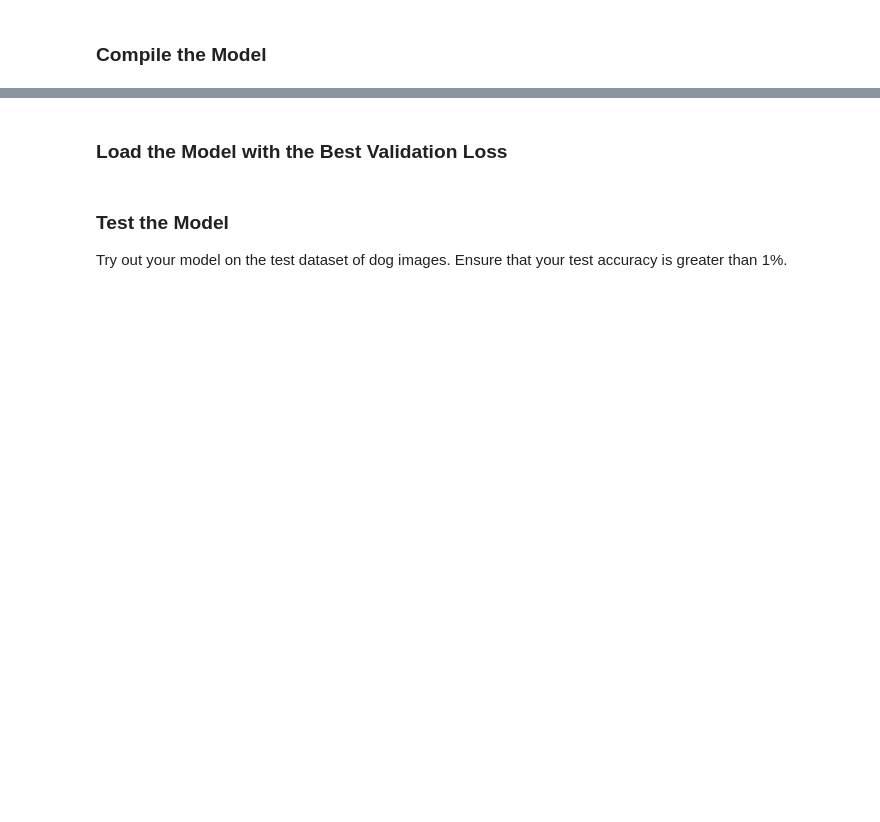
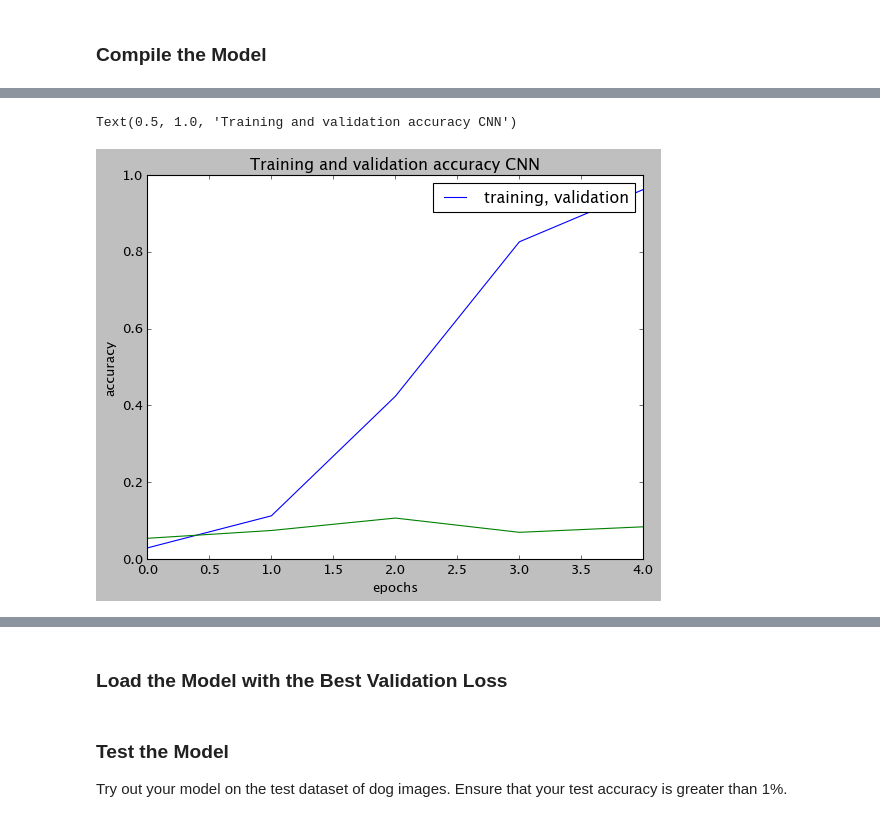
Before and after one commit to arnirxn/dog-identifier, a Jupyter notebook: dog_app.ipynb, the cells around one changed output, grey strips where cells are left out. Saved outputs shown, nothing was run; the diff lists cells and outputs as text; code cells hidden in the pictures; blank space fills up the shorter version.

```diff
--- a/dog_app.ipynb
+++ b/dog_app.ipynb
@@ -437,8 +418,6 @@ _________________________________________________________________
 ### Compile the Model
 # %%
 model.compile(
-    optimizer='rmsprop',
-    loss='categorical_crossentropy',
-    metrics=['accuracy']
+    optimizer="rmsprop", loss="categorical_crossentropy", metrics=["accuracy"]
 )
 # %% [markdown]
@@ -448,22 +427,18 @@ Train your model in the code cell below.  Use model checkpointing to save the mo
 
 You are welcome to [augment the training data](https://blog.keras.io/building-powerful-image-classification-models-using-very-little-data.html), but this is not a requirement.
 # %%
-### Specify the number of epochs that you would like to use to train the model.
-epochs = 5
-
-### Do NOT modify the code below this line.
-
 checkpointer = ModelCheckpoint(
-    filepath='saved_models/weights.best.from_scratch.hdf5',
+    filepath="saved_models/weights.best.from_scratch.hdf5",
     verbose=1,
-    save_best_only=True
+    save_best_only=True,
 )
 
-model.fit(
-    train_tensors, train_targets,
+history = model.fit(
+    train_tensors,
+    train_targets,
     validation_data=(valid_tensors, valid_targets),
-    epochs=epochs,
+    epochs=5,
     batch_size=20,
     callbacks=[checkpointer],
-    verbose=1
+    verbose=1,
 )
@@ -469,0 +461,10 @@ model.fit(
+# %%
+plt.plot(history.history["accuracy"])
+plt.plot(history.history["val_accuracy"])
+plt.xlabel("epochs")
+plt.ylabel("accuracy")
+plt.legend(["training, validation"], loc="upper right")
+plt.title("Training and validation accuracy CNN")
+# %% [output]
+Text(0.5, 1.0, 'Training and validation accuracy CNN')
+[figure, added]
```
Also changed, not shown: parts of 69 cells of this notebook.
